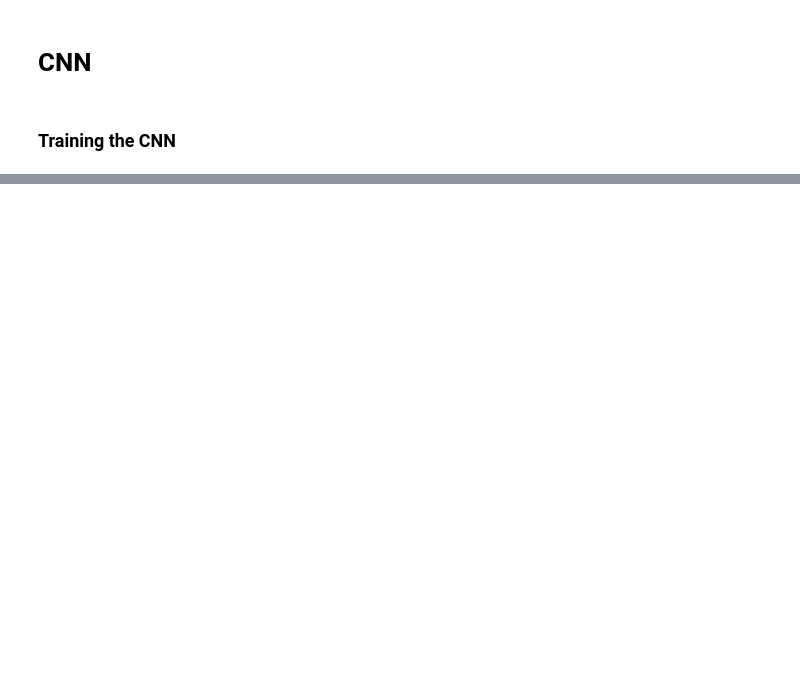
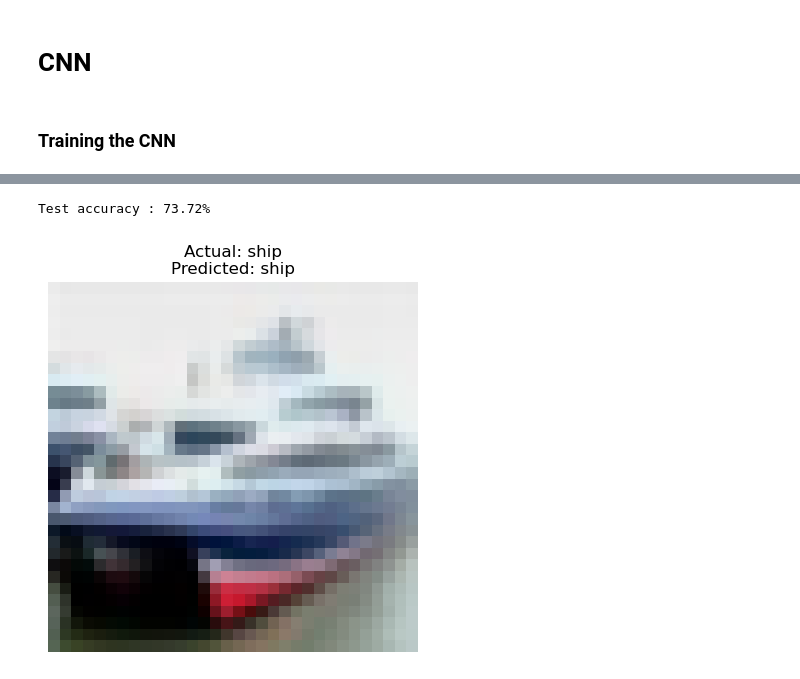
Before and after one commit to thanoj-18/DeepLearning_, a Jupyter notebook: CNN/CIFAR_10/cifar10.ipynb, the cells around one changed output, grey strips where cells are left out. Drawn from its saved outputs; the diff is of its cells as text; code cells hidden in the pictures; blank space fills up the shorter version.

```diff
--- a/CNN/CIFAR_10/cifar10.ipynb
+++ b/CNN/CIFAR_10/cifar10.ipynb
@@ -118,0 +183,40 @@ Accuracy : 75.28 %
+# %%
+model.eval()
+
+correct = 0
+total = 0
+
+with torch.no_grad():
+    for images,labels in testloader:
+        outputs = model(images)
+
+        _,predicted = torch.max(outputs,1)
+
+        correct += (predicted==labels).sum().item()
+        total += labels.size(0)
+
+print(f"Test accuracy : {correct/total*100}%")
+# %% [output]
+Test accuracy : 73.72%
+# %%
+image, label = testset[1]
+
+image_batch = image.unsqueeze(0)
+
+model.eval()
+
+with torch.no_grad():
+    output = model(image_batch)
+    _, predicted = torch.max(output, 1)
+
+img = image * 0.5 + 0.5
+img = img.permute(1, 2, 0)
+
+plt.imshow(img)
+plt.title(
+    f"Actual: {testset.classes[label]}\nPredicted: {testset.classes[predicted.item()]}"
+)
+plt.axis("off")
+plt.show()
+# %% [output]
+[figure, added]
```
Also changed, not shown: parts of 8 cells of this notebook, 1 other file.
